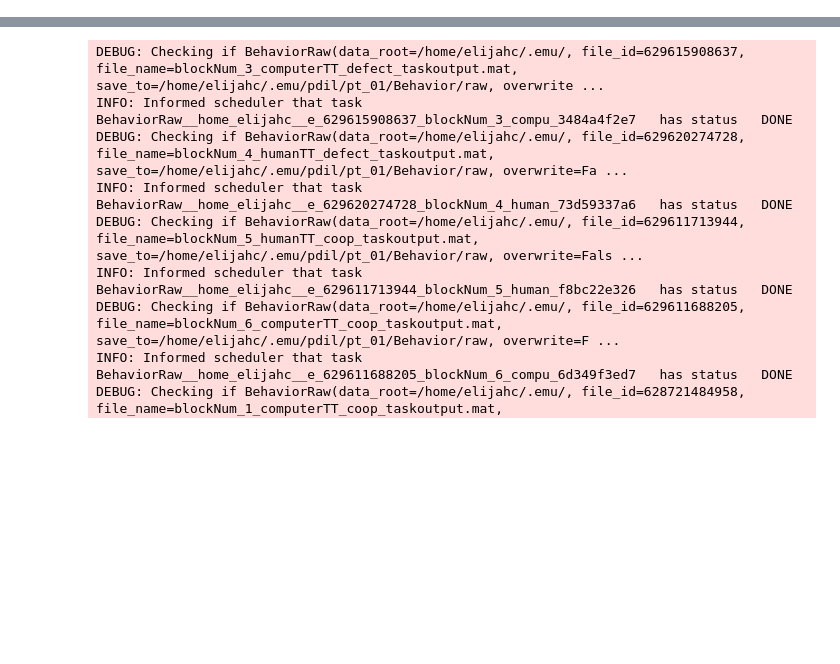
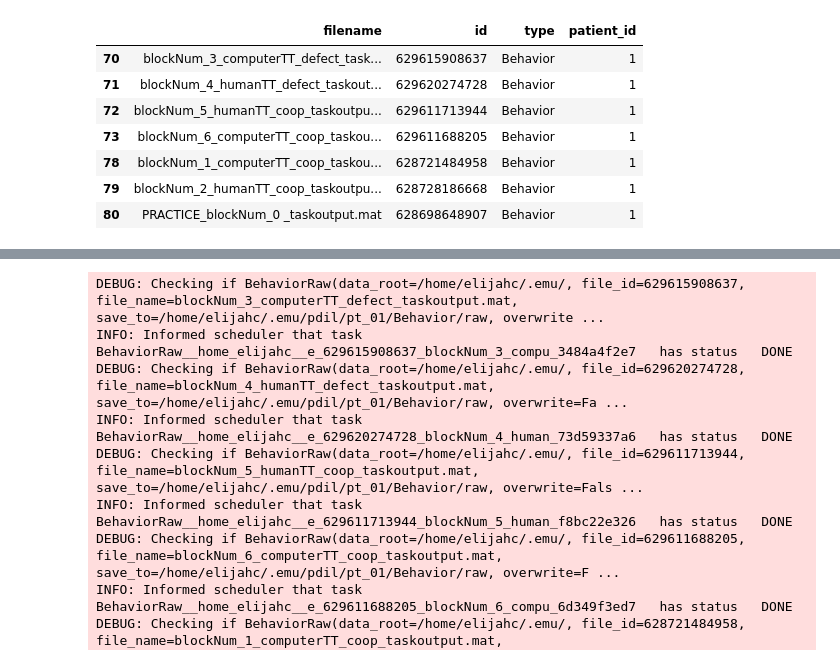
Before and after one commit to elijahc/emu, a Jupyter notebook: notebooks/behavioral/download_behavior.ipynb, the cells around one changed output, grey strips where cells are left out. Saved outputs shown, nothing was run; the diff lists cells and outputs as text; code cells hidden in the pictures; blank space fills up the shorter version.

```diff
--- a/notebooks/behavioral/download_behavior.ipynb
+++ b/notebooks/behavioral/download_behavior.ipynb
@@ -21,0 +43,12 @@ pdc = PDC()
+# %%
+behavior_files = data_manifest.query('patient_id == 1 & type == "Behavior"')
+behavior_files
+# %% [output]
+|  | filename | id | type | patient_id |
+| 70 | blockNum_3_computerTT_defect_task... | 629615908637 | Behavior | 1 |
+| 71 | blockNum_4_humanTT_defect_taskout... | 629620274728 | Behavior | 1 |
+| 72 | blockNum_5_humanTT_coop_taskoutpu... | 629611713944 | Behavior | 1 |
+| 73 | blockNum_6_computerTT_coop_taskou... | 629611688205 | Behavior | 1 |
+| 78 | blockNum_1_computerTT_coop_taskou... | 628721484958 | Behavior | 1 |
+| 79 | blockNum_2_humanTT_coop_taskoutpu... | 628728186668 | Behavior | 1 |
+| 80 | PRACTICE_blockNum_0 _taskoutput.mat | 628698648907 | Behavior | 1 |
```
Also changed, not shown: parts of 11 cells of this notebook, 7 other files.
